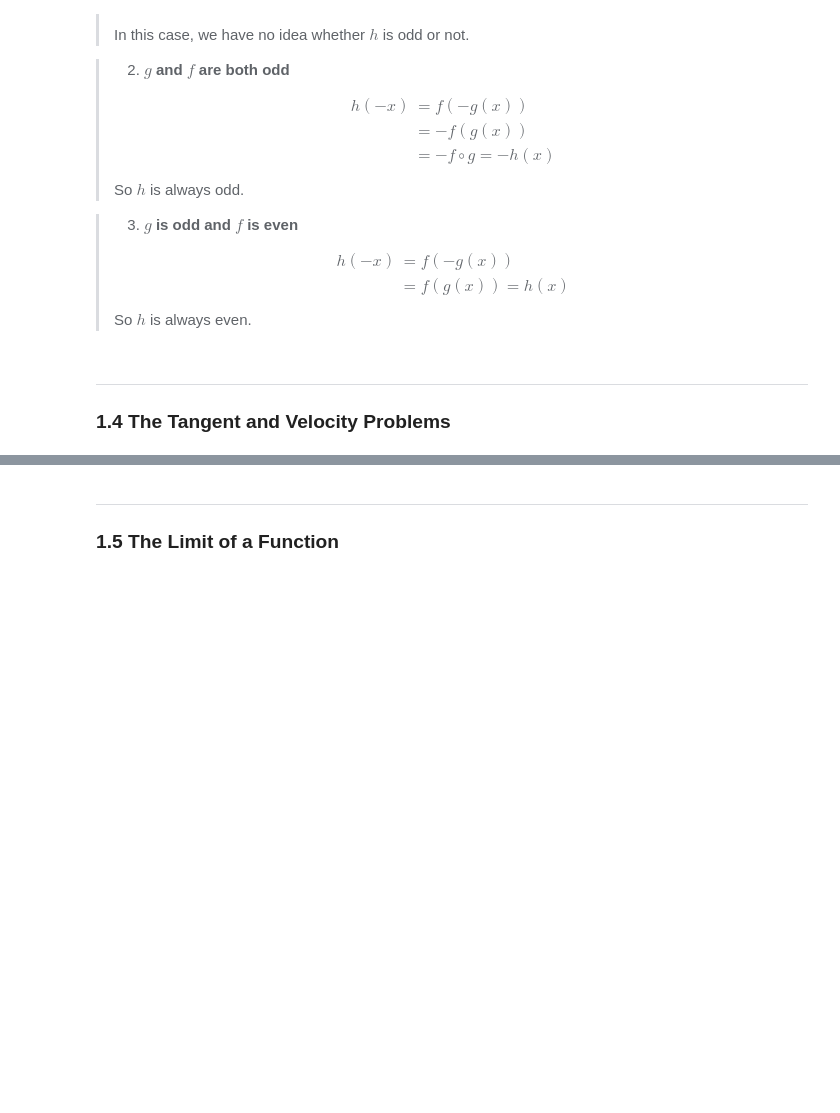
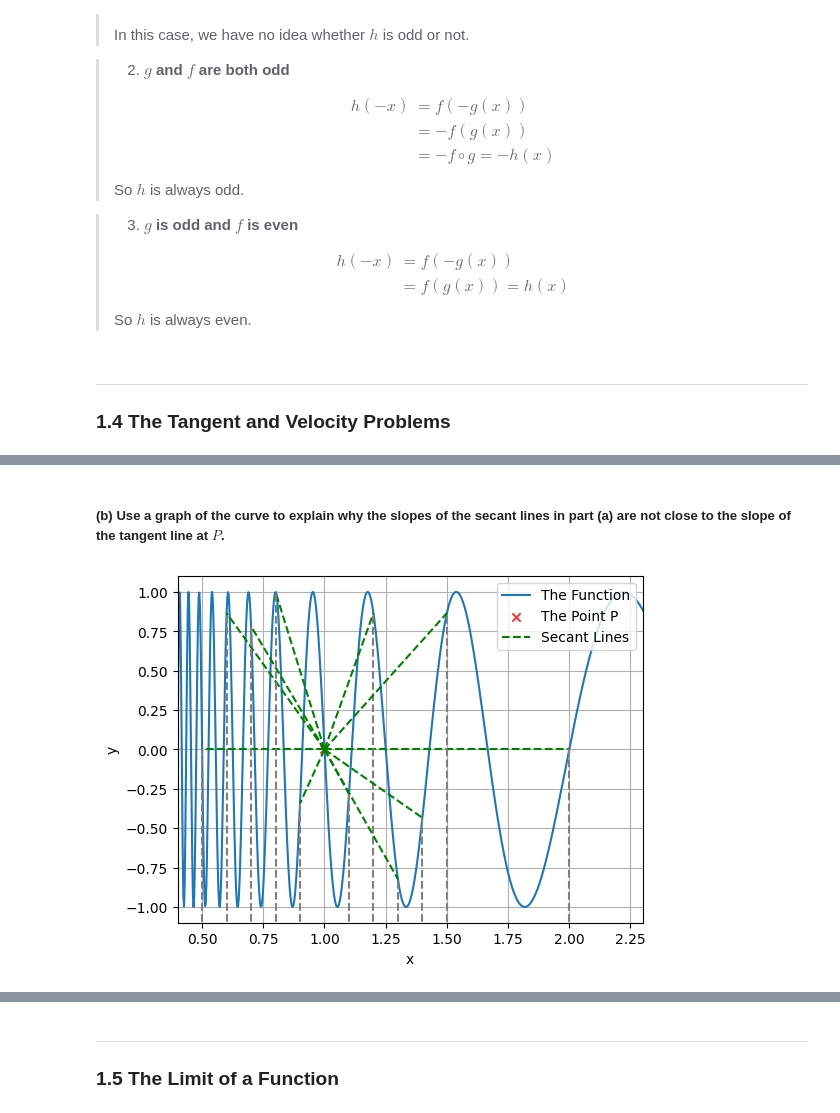
Before and after one commit to Aipss/DiveIntoDeepLearning, a Jupyter notebook: Calculus/Chapter1_Functions-and-Limits.ipynb, the cells around one changed output, grey strips where cells are left out. Drawn from its saved outputs; the diff is of its cells as text; code cells hidden in the pictures; blank space fills up the shorter version.

```diff
--- a/Calculus/Chapter1_Functions-and-Limits.ipynb
+++ b/Calculus/Chapter1_Functions-and-Limits.ipynb
@@ -893,0 +993,34 @@ plt.show()
+# %% [markdown]
+##### (b) Use a graph of the curve to explain why the slopes of the secant lines in part (a) are not close to the slope of the tangent line at $P$.
+# %%
+xp = 1
+yp = 0
+
+xqs = np.linspace(0.5, 1.5, 11)
+xqs[5] = 2
+
+x = np.linspace(0.4, 3, 1000)
+
+fig, ax = plt.subplots(figsize=(6, 4.5))
+ax.plot(x, np.sin(10 * np.pi / x), label='The Function')
+ax.scatter(xp, yp, marker='x', facecolor="#ec3e3e", label='The Point P')
+ax.plot(
+    [xp, xqs[0]], [yp, np.sin(10 * np.pi / xqs[0])],
+    'g--', label='Secant Lines'
+)
+ax.vlines(
+    xqs[0], ymin=-2, ymax=np.sin(10*np.pi / xqs[0]),
+    linestyles='--', colors='grey'
+)
+for xq in xqs[1:]:
+    ax.plot([xp, xq], [yp, np.sin(10 * np.pi / xq)], 'g--')
+    ax.vlines(xq, ymin=-2, ymax=np.sin(10*np.pi / xq), linestyles='--', colors='grey')
+ax.set_xlabel('x')
+ax.set_ylabel('y')
+ax.set_xlim(0.4, 2.3)
+ax.set_ylim(-1.1, 1.1)
+ax.grid(True)
+ax.legend(loc='upper right')
+plt.show()
+# %% [output]
+[figure, added]
```
Also changed, not shown: parts of 12 cells of this notebook, 1 other file.
